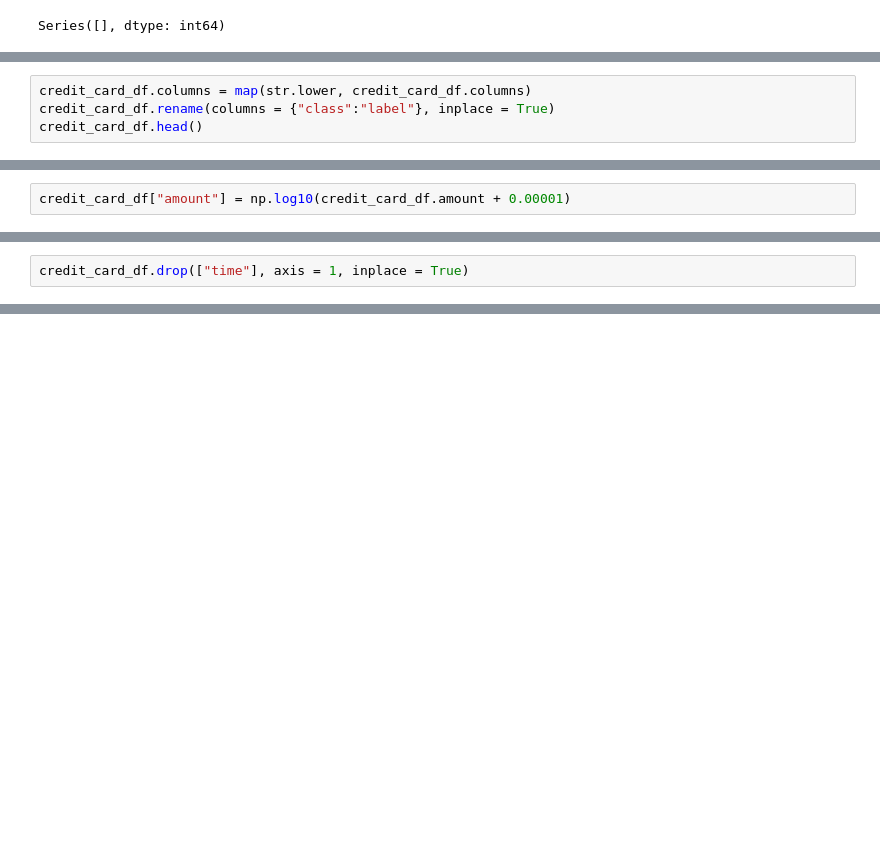
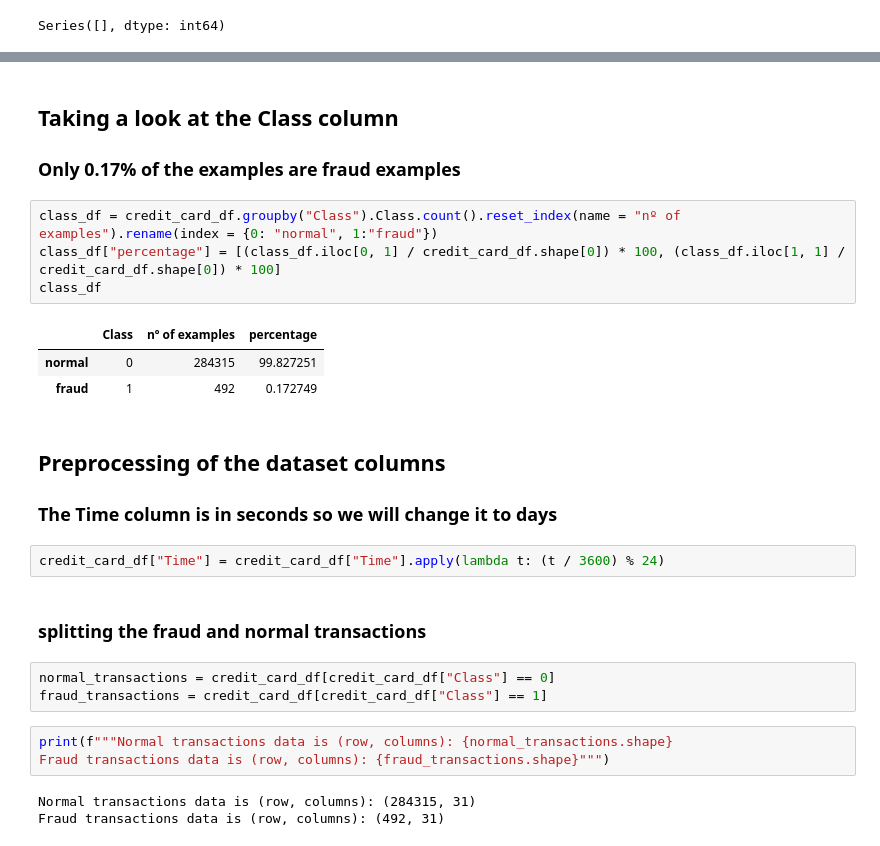
Before and after one commit to GustavoGil13/anomaly-detection-autoencoder, a Jupyter notebook: anomaly_detection.ipynb, the cells around one changed output, grey strips where cells are left out. Cells and saved outputs as stored; diff of their text form; blank space fills up the shorter version.

```diff
--- a/anomaly_detection.ipynb
+++ b/anomaly_detection.ipynb
@@ -81,4 +70,0 @@ Index(['Time', 'V1', 'V2', 'V3', 'V4', 'V5', 'V6', 'V7', 'V8', 'V9', 'V10',
-# %%
-credit_card_df.columns = map(str.lower, credit_card_df.columns)
-credit_card_df.rename(columns = {"class":"label"}, inplace = True)
-credit_card_df.head()
@@ -95,2 +70,0 @@ credit_card_df.head()
-# %%
-credit_card_df["amount"] = np.log10(credit_card_df.amount + 0.00001)
@@ -99,2 +70,0 @@ credit_card_df["amount"] = np.log10(credit_card_df.amount + 0.00001)
-# %%
-credit_card_df.drop(["time"], axis = 1, inplace = True)
@@ -243,0 +71,29 @@ plt.show()
+# %% [markdown]
+## Taking a look at the Class column
+
+### Only 0.17% of the examples are fraud examples
+# %%
+class_df = credit_card_df.groupby("Class").Class.count().reset_index(name = "nº of examples").rename(index = {0: "normal", 1:"fraud"})
+class_df["percentage"] = [(class_df.iloc[0, 1] / credit_card_df.shape[0]) * 100, (class_df.iloc[1, 1] / credit_card_df.shape[0]) * 100]
+class_df
+# %% [output]
+|  | Class | nº of examples | percentage |
+| normal | 0 | 284315 | 99.827251 |
+| fraud | 1 | 492 | 0.172749 |
+# %% [markdown]
+## Preprocessing of the dataset columns
+
+### The Time column is in seconds so we will change it to days
+# %%
+credit_card_df["Time"] = credit_card_df["Time"].apply(lambda t: (t / 3600) % 24)
+# %% [markdown]
+### splitting the fraud and normal transactions
+# %%
+normal_transactions = credit_card_df[credit_card_df["Class"] == 0]
+fraud_transactions = credit_card_df[credit_card_df["Class"] == 1]
+# %%
+print(f"""Normal transactions data is (row, columns): {normal_transactions.shape}
+Fraud transactions data is (row, columns): {fraud_transactions.shape}""")
+# %% [output]
+Normal transactions data is (row, columns): (284315, 31)
+Fraud transactions data is (row, columns): (492, 31)
```
Also changed, not shown: parts of 50 cells of this notebook.
